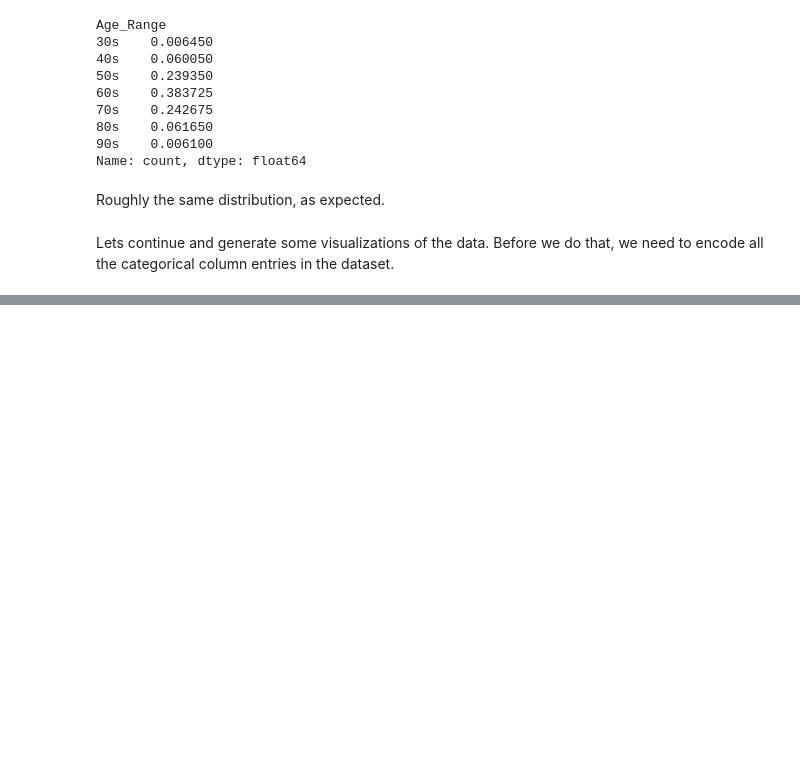
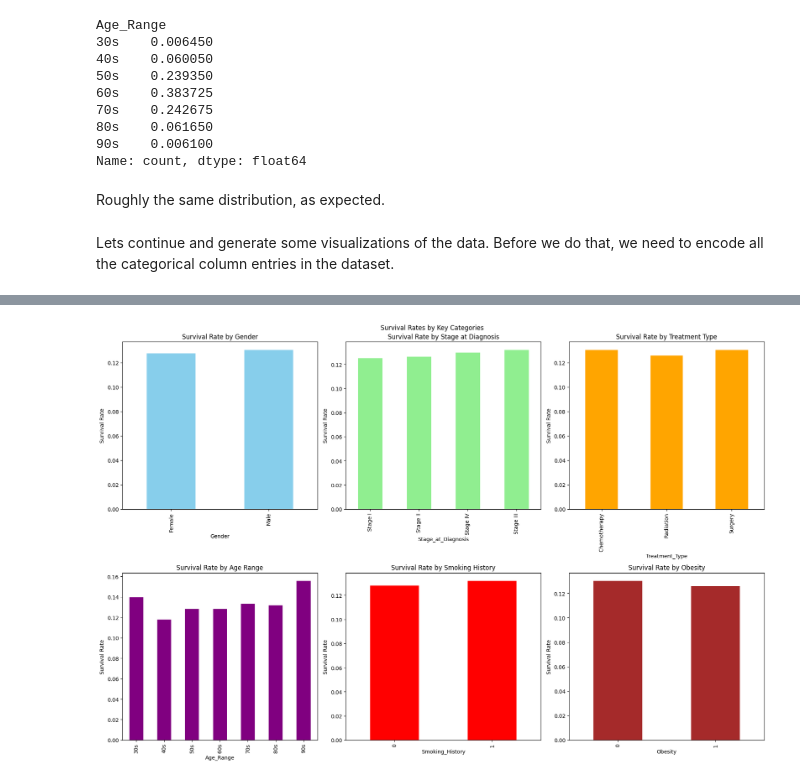
Before and after one commit to aman1678/Pancreatic-Cancer-Analysis, a Jupyter notebook: eda.ipynb, the cells around one changed output, grey strips where cells are left out. Cells and saved outputs as stored; diff of their text form; code cells hidden in the pictures; blank space fills up the shorter version.

```diff
--- a/eda.ipynb
+++ b/eda.ipynb
@@ -193,0 +258,47 @@ copy_df_cat = copy_df[["Gender"]]
+# %%
+# Survival analysis by key categories
+fig, axes = plt.subplots(2, 3, figsize=(18, 12))
+fig.suptitle('Survival Rates by Key Categories')
+
+# Survival by Gender
+gender_survival = copy_df.groupby('Gender')['Survival_Status'].mean()
+gender_survival.plot(kind='bar', ax=axes[0,0], color='skyblue')
+axes[0,0].set_title('Survival Rate by Gender')
+axes[0,0].set_ylabel('Survival Rate')
+
+# Survival by Stage at Diagnosis
+stage_survival = copy_df.groupby('Stage_at_Diagnosis')['Survival_Status'].mean().sort_values()
+stage_survival.plot(kind='bar', ax=axes[0,1], color='lightgreen')
+axes[0,1].set_title('Survival Rate by Stage at Diagnosis')
+axes[0,1].set_ylabel('Survival Rate')
+
+# Survival by Treatment Type
+treatment_survival = copy_df.groupby('Treatment_Type')['Survival_Status'].mean()
+treatment_survival.plot(kind='bar', ax=axes[0,2], color='orange')
+axes[0,2].set_title('Survival Rate by Treatment Type')
+axes[0,2].set_ylabel('Survival Rate')
+
+# Survival by Age Range (using the earlier Age_Range)
+copy_df['Age_Range'] = pd.cut(copy_df['Age'], bins=[30, 40, 50, 60, 70, 80, 90, 100],
+                             labels=["30s", "40s", "50s", "60s", "70s", "80s", "90s"], right=False)
+age_survival = copy_df.groupby('Age_Range')['Survival_Status'].mean()
+age_survival.plot(kind='bar', ax=axes[1,0], color='purple')
+axes[1,0].set_title('Survival Rate by Age Range')
+axes[1,0].set_ylabel('Survival Rate')
+
+# Survival by Smoking History
+smoking_survival = copy_df.groupby('Smoking_History')['Survival_Status'].mean()
+smoking_survival.plot(kind='bar', ax=axes[1,1], color='red')
+axes[1,1].set_title('Survival Rate by Smoking History')
+axes[1,1].set_ylabel('Survival Rate')
+
+# Survival by Obesity
+obesity_survival = copy_df.groupby('Obesity')['Survival_Status'].mean()
+obesity_survival.plot(kind='bar', ax=axes[1,2], color='brown')
+axes[1,2].set_title('Survival Rate by Obesity')
+axes[1,2].set_ylabel('Survival Rate')
+
+plt.tight_layout()
+plt.show()
+# %% [output]
+[figure, added]
```
Also changed, not shown: parts of 6 cells of this notebook, 5 other files.
